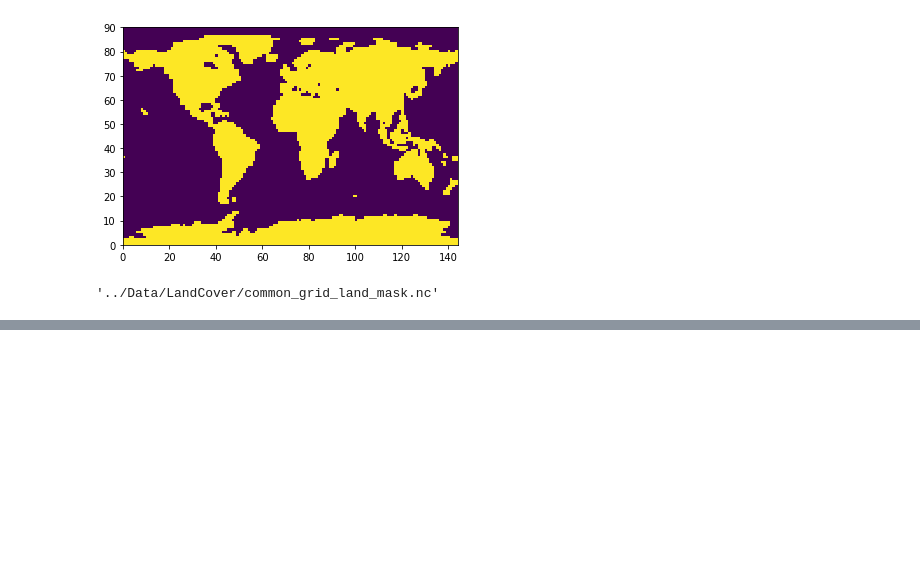
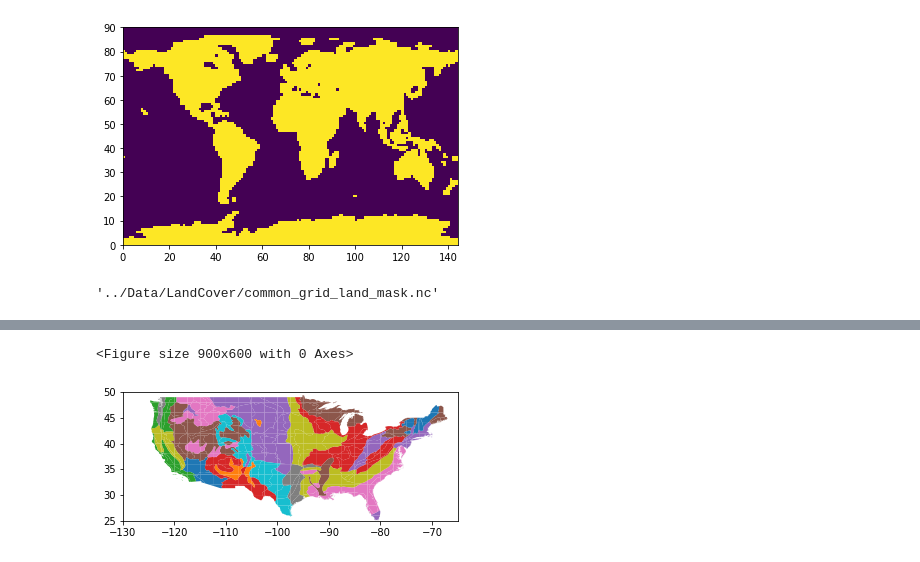
Before and after one commit to stevenjoelbrey/metSpread, a Jupyter notebook: Python/create_ecoregion_overlap_masks.ipynb, the cells around one changed output, grey strips where cells are left out. Cells and saved outputs as stored; diff of their text form; code cells hidden in the pictures; blank space fills up the shorter version.

```diff
--- a/Python/create_ecoregion_overlap_masks.ipynb
+++ b/Python/create_ecoregion_overlap_masks.ipynb
@@ -186,0 +211,9 @@ cdo.remapbil(common_grid_file, input=outputFile, output=outputFileCommonGrid, op
+# %%
+plt.figure(dpi=150)
+ax=overlap.plot(column='PROVINCE')
+ax.set_xlim(left=-130, right=-65)
+ax.set_ylim(bottom=25, top=50)
+plt.show()
+# %% [output]
+<Figure size 900x600 with 0 Axes>
+[figure, added]
```
Also changed, not shown: parts of 16 cells of this notebook.
